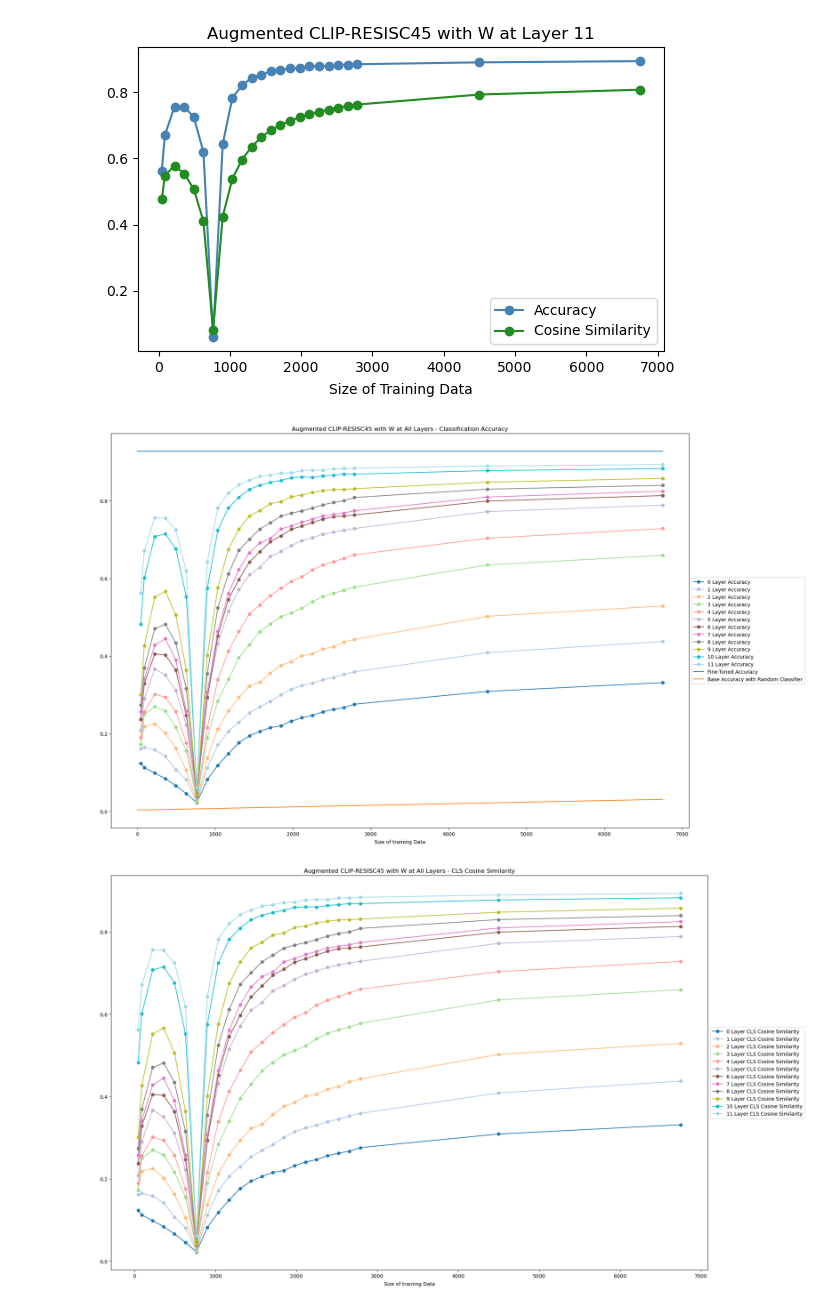
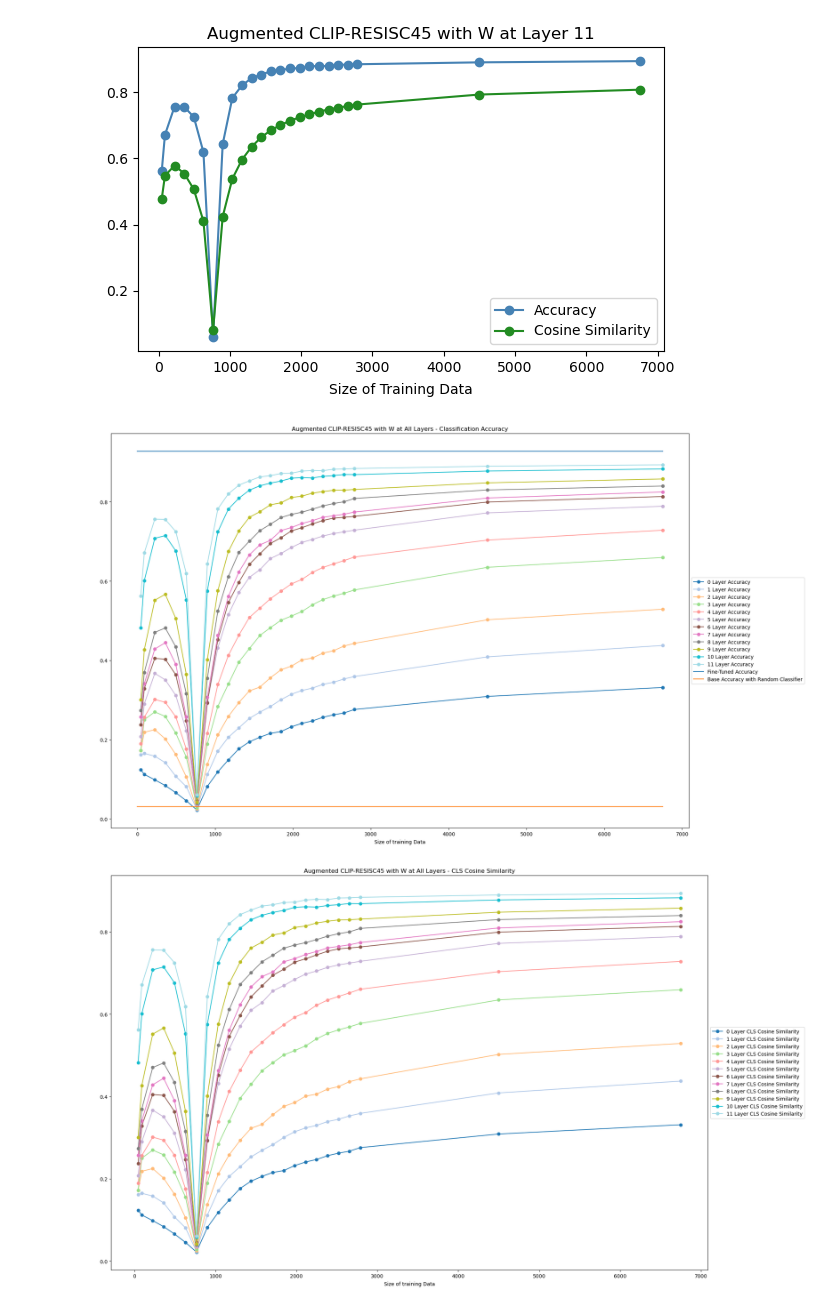
Before and after one commit to DarrinOBrien/Algoverse-AI-ADDP, a Jupyter notebook: Vision/CLIP/RESISC45/Base->Fine/GraphingResults.ipynb, the cells around one changed output. Cells and saved outputs as stored; diff of their text form; code cells hidden in the pictures.

Commit message:
Fixed base datapoint

```diff
--- a/Vision/CLIP/RESISC45/Base->Fine/GraphingResults.ipynb
+++ b/Vision/CLIP/RESISC45/Base->Fine/GraphingResults.ipynb
@@ -83,33 +83,33 @@ for i in range(12): # For Each Layer
 # %%
 # All Accuracy Together
 train_size = []
 for i in range(24):
     train_size.append(data[i].loc[0, "Train_Data_Size"])
 acc_vals = {}
 for i in range(12):
     acc_vals[i] = []
 for i in range(12):
     for j in range(24):
         acc_vals[i].append(data[j].loc[i, "Accuracy"])
 
 colors = plt.cm.tab20(np.linspace(0,1,12))
 plt.figure(figsize=(20,12))
 for i in range(12):
     plt.plot(train_size, acc_vals[i], marker="o", color=colors[i], label=f"{i} Layer Accuracy")
 plt.plot([0, 6750], [0.9270, 0.9270], label="Fine-Tuned Accuracy")
-plt.plot([0, 6750], [0.00306, 0.0306], label="Base Accuracy with Random Classifier")
+plt.plot([0, 6750], [0.0306, 0.0306], label="Base Accuracy with Random Classifier")
 
 plt.legend(
     loc="center left",
     bbox_to_anchor=(1.0, 0.5)
 )
 plt.title("Augmented CLIP-RESISC45 with W at All Layers - Classification Accuracy")
 plt.xlabel("Size of training Data", labelpad=6)
 plt.tight_layout()
 plt.savefig(f'./Graphed_Results/All_Augmented_Layers_Classifiction_Accuracy', dpi=600)
 plt.show()
 # %% [output]
-[figure, old version]
+[figure, new version]
 # %%
 train_size = []
 for i in range(24):
```
Also changed, not shown: 1 other file.
